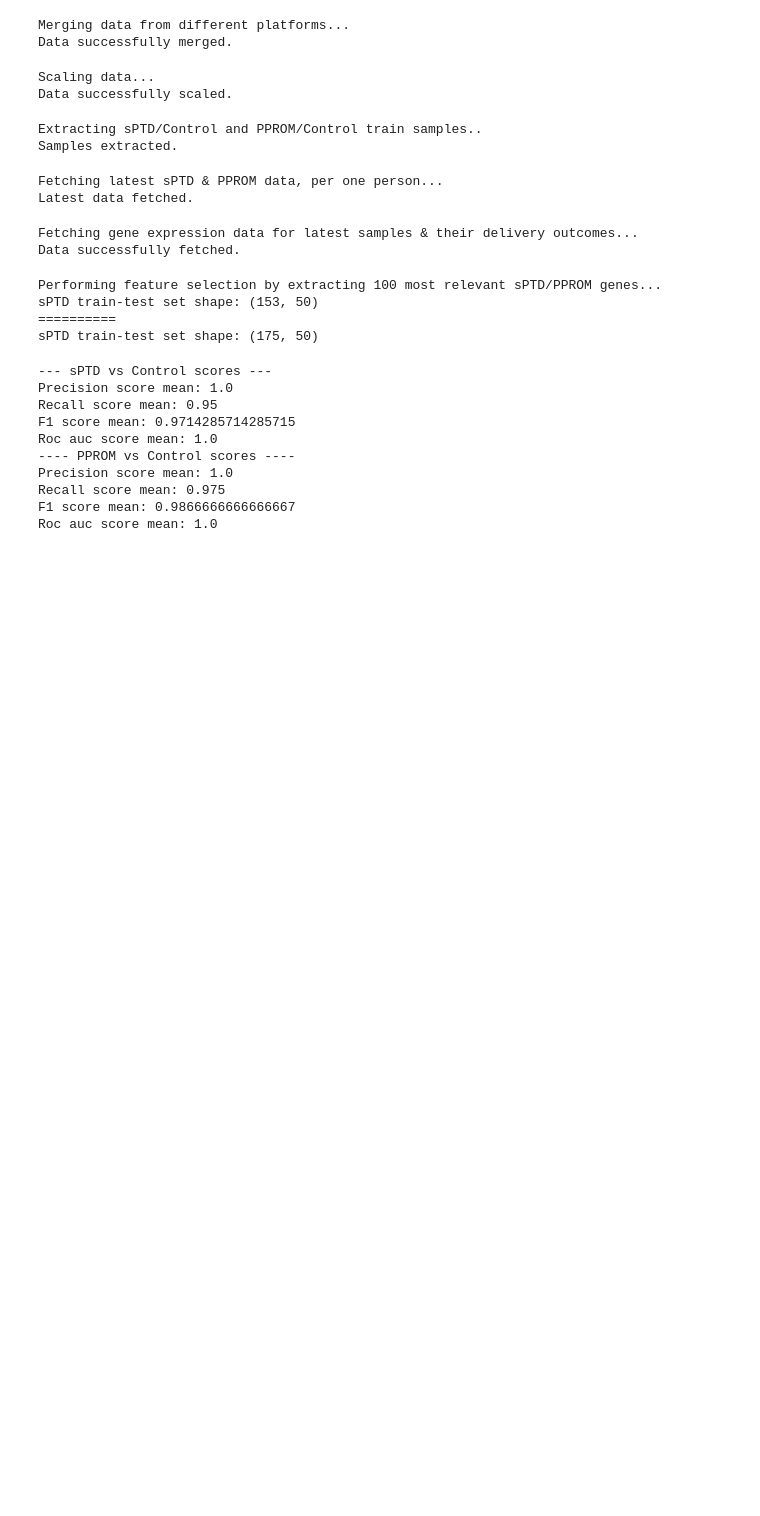
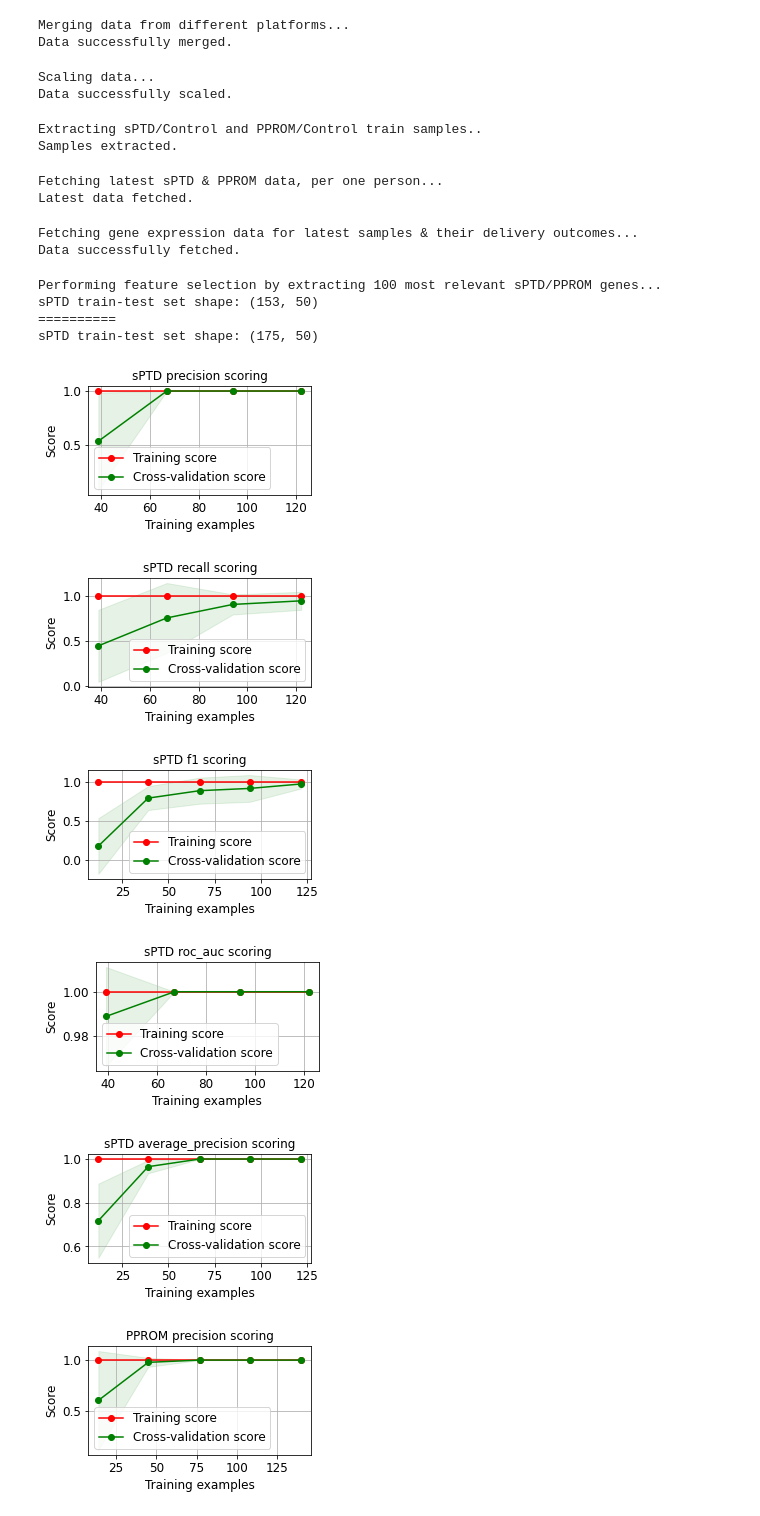
Before and after one commit to nada-jovanovic/genome-informatics-etf, a Jupyter notebook: preterm.ipynb, the cells around one changed output. Saved outputs shown, nothing was run; the diff lists cells and outputs as text; code cells hidden in the pictures; blank space fills up the shorter version.

Commit message:
Plot model evaluation scores and add intro markdown to notebook

```diff
--- a/preterm.ipynb
+++ b/preterm.ipynb
@@ -102,31 +134,27 @@ Performing feature selection by extracting 100 most relevant sPTD/PPROM genes...
 sPTD train-test set shape: (153, 50)
 ==========
 sPTD train-test set shape: (175, 50)
-# %%
-from sklearn.linear_model import LogisticRegression
-model = LogisticRegression(random_state=4)
-
-print("--- sPTD vs Control scores ---")
-scores = cross_validate(model, sPTD_train_test_set, sPTD_outcomes, cv=5, scoring=scoring_metrics)
-print(f"Precision score mean: {np.mean(scores['test_precision'])}")
-print(f"Recall score mean: {np.mean(scores['test_recall'])}")
-print(f"F1 score mean: {np.mean(scores['test_f1'])}")
-print(f"Roc auc score mean: {np.mean(scores['test_roc_auc'])}")
-
-print("---- PPROM vs Control scores ----")
-scores = cross_validate(model, PPROM_train_test_set, PPROM_outcomes, cv=5, scoring=scoring_metrics)
-print(f"Precision score mean: {np.mean(scores['test_precision'])}")
-print(f"Recall score mean: {np.mean(scores['test_recall'])}")
-print(f"F1 score mean: {np.mean(scores['test_f1'])}")
-print(f"Roc auc score mean: {np.mean(scores['test_roc_auc'])}")
-# %% [output]
---- sPTD vs Control scores ---
-Precision score mean: 1.0
-Recall score mean: 0.95
-F1 score mean: 0.9714285714285715
-Roc auc score mean: 1.0
----- PPROM vs Control scores ----
-Precision score mean: 1.0
-Recall score mean: 0.975
-F1 score mean: 0.9866666666666667
-Roc auc score mean: 1.0
+# %%
+from sklearn.linear_model import LogisticRegression
+import scikitplot as skplt
+
+model = LogisticRegression(random_state=4)
+scoring_metrics = ["precision", "recall", "f1", "roc_auc", "average_precision"]
+
+for metric in scoring_metrics:
+    skplt.estimators.plot_learning_curve(model, sPTD_train_test_set, sPTD_outcomes,
+                                         cv=5, shuffle=True, scoring=metric,
+                                         n_jobs=-1, figsize=(4,2), title_fontsize="large", text_fontsize="large",
+                                         title=f'sPTD {metric} scoring');
+for metric in scoring_metrics:
+    skplt.estimators.plot_learning_curve(model, PPROM_train_test_set, PPROM_outcomes,
+                                         cv=5, shuffle=True, scoring=metric,
+                                         n_jobs=-1, figsize=(4, 2), title_fontsize="large", text_fontsize="large",
+                                         title=f'PPROM {metric} scoring');
+# %% [output]
+[figure, added]
+[figure, added]
+[figure, added]
+[figure, added]
+[figure, added]
+[figure, added]
```
Also changed, not shown: parts of 4 cells of this notebook.
